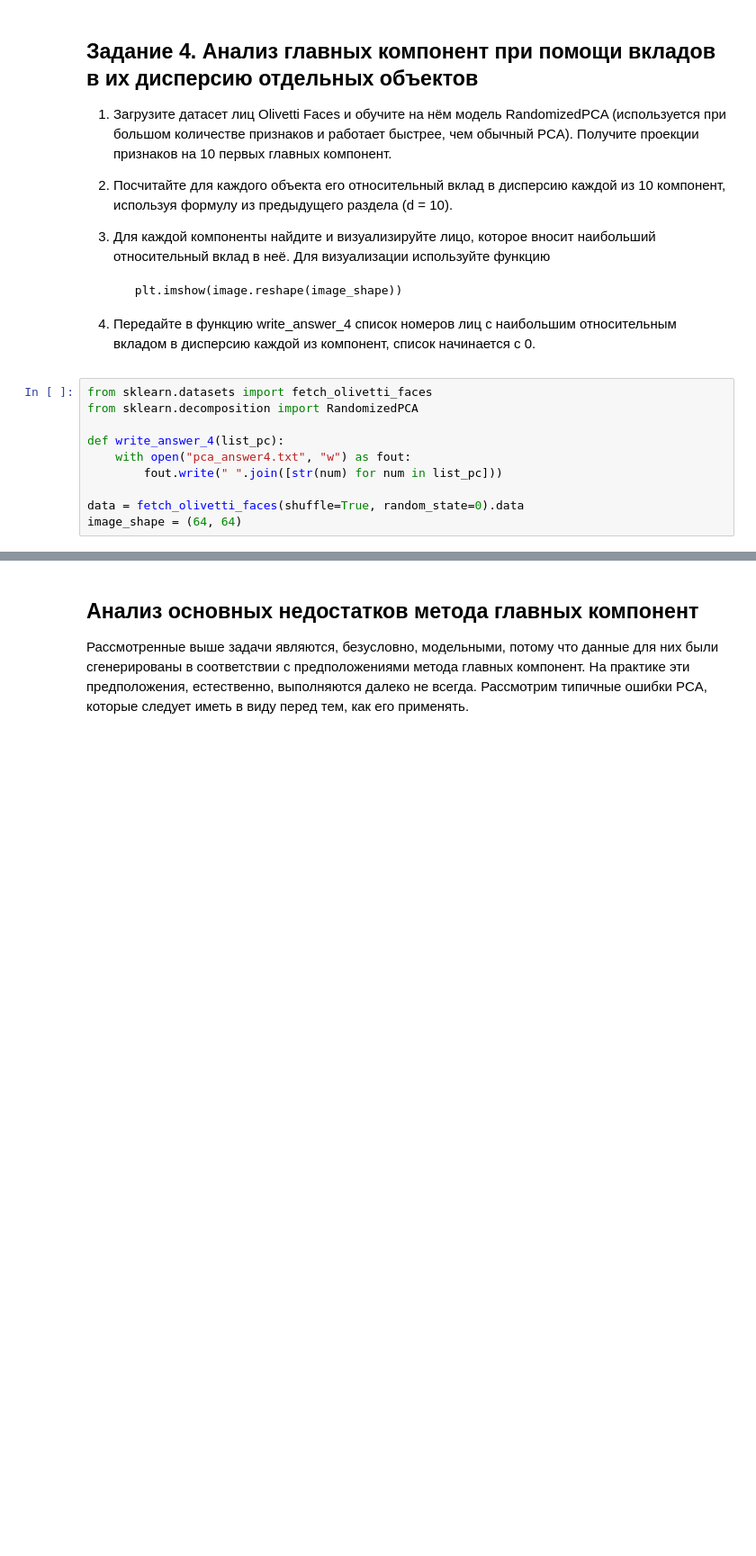
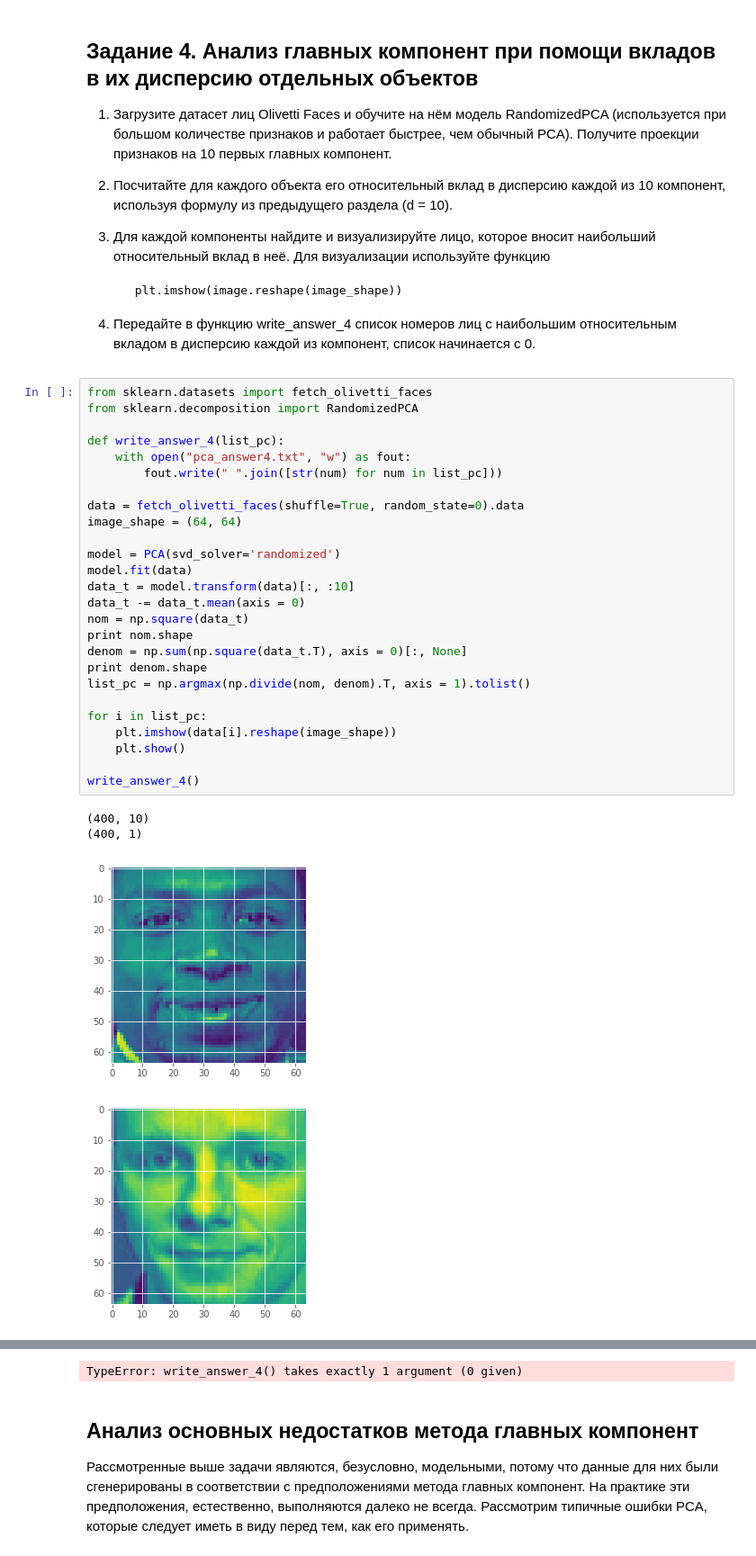
Before and after one commit to kashevg/coursera, a Jupyter notebook: tasks/course3/PCA.ipynb, the cells around one changed output, grey strips where cells are left out. Shown: that part at 90% size. Drawn from its saved outputs; the diff is of its cells as text; blank space fills up the shorter version.

```diff
--- a/tasks/course3/PCA.ipynb
+++ b/tasks/course3/PCA.ipynb
@@ -415,10 +415,31 @@ $$ \sum_{k=1}^d cos^2_{ik} = 1 $$
 # %%
 from sklearn.datasets import fetch_olivetti_faces
 from sklearn.decomposition import RandomizedPCA
 
 def write_answer_4(list_pc):
     with open("pca_answer4.txt", "w") as fout:
         fout.write(" ".join([str(num) for num in list_pc]))
 
 data = fetch_olivetti_faces(shuffle=True, random_state=0).data
 image_shape = (64, 64)
+
+model = PCA(svd_solver='randomized')
+model.fit(data)
+data_t = model.transform(data)[:, :10]
+data_t -= data_t.mean(axis = 0)
+nom = np.square(data_t)
+print nom.shape
+denom = np.sum(np.square(data_t.T), axis = 0)[:, None]
+print denom.shape
+list_pc = np.argmax(np.divide(nom, denom).T, axis = 1).tolist()
+
+for i in list_pc:
+    plt.imshow(data[i].reshape(image_shape))
+    plt.show()
+
+write_answer_4()
+# %% [output]
+(400, 10)
+(400, 1)
+[figure, added]
+[figure, added]
@@ -425,3 +454,4 @@ image_shape = (64, 64)
+TypeError: write_answer_4() takes exactly 1 argument (0 given)
 # %% [markdown]
 ## Анализ основных недостатков метода главных компонент
 
```
Also changed, not shown: parts of 7 cells of this notebook.
